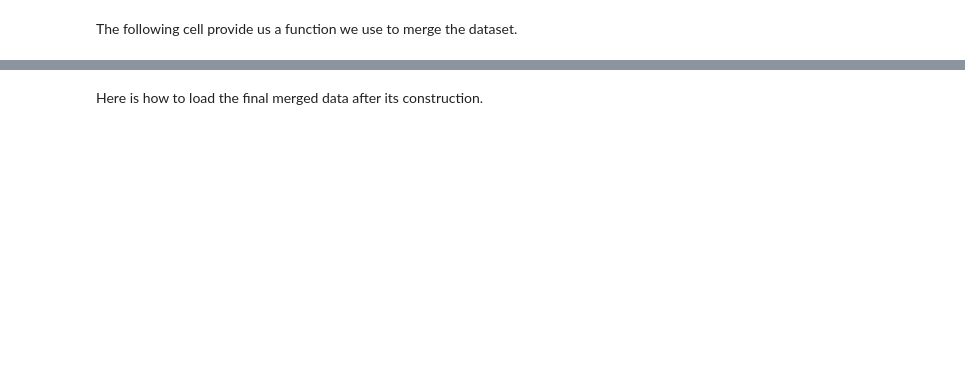
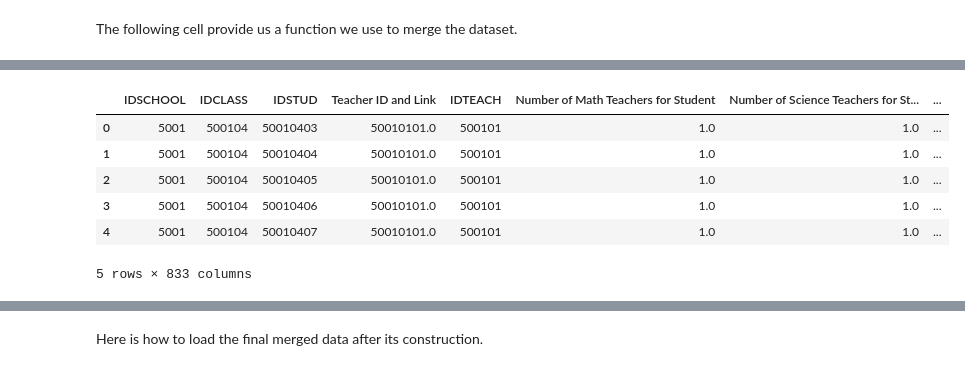
Before and after one commit to AntsaHoneywinner/DSIcapstoneproject, a Jupyter notebook: Capstone_project_Antsa_Rakotondrafara.ipynb, the cells around one changed output, grey strips where cells are left out. Cells and saved outputs as stored; diff of their text form; code cells hidden in the pictures; blank space fills up the shorter version.

Commit message:
After changing a bit of dummy other variables

```diff
--- a/Capstone_project_Antsa_Rakotondrafara.ipynb
+++ b/Capstone_project_Antsa_Rakotondrafara.ipynb
@@ -450,0 +483,5 @@ The following cell provide us a function we use to merge the dataset.
+# %%
+columncode = pd.read_excel('T19_G8_Codebooks/T19_G8_Codebook.xlsx', sheet_name =[0,1,2,3,4,5,6] , usecols = 'A:B')
+# %%
+all_column_explained = pd.concat(columncode, ignore_index =True)
+all_column_explained.head()
@@ -450,0 +495,6 @@ The following cell provide us a function we use to merge the dataset.
+# %%
+def explain(col) :
+  try : return(all_column_explained[all_column_explained['Variable']== col]['Label'].unique()[0])
+
+
+  except :return col
@@ -527,0 +619,2 @@ Merge the data from both directory.
+# %%
+test_data_set = merge_data_countries( countrylist = ['usa','tur'], name = 'usaexplainedtest.csv' )
@@ -527,0 +636,10 @@ Merge the data from both directory.
+# %%
+test_data_set[0].head()
+# %% [output]
+|  | IDSCHOOL | IDCLASS | IDSTUD | Teacher ID and Link | IDTEACH | Number of Math Teachers for Student | Number of Science Teachers for St... | ... |
+| 0 | 5001 | 500104 | 50010403 | 50010101.0 | 500101 | 1.0 | 1.0 | ... |
+| 1 | 5001 | 500104 | 50010404 | 50010101.0 | 500101 | 1.0 | 1.0 | ... |
+| 2 | 5001 | 500104 | 50010405 | 50010101.0 | 500101 | 1.0 | 1.0 | ... |
+| 3 | 5001 | 500104 | 50010406 | 50010101.0 | 500101 | 1.0 | 1.0 | ... |
+| 4 | 5001 | 500104 | 50010407 | 50010101.0 | 500101 | 1.0 | 1.0 | ... |
+5 rows × 833 columns
```
Also changed, not shown: parts of 68 cells of this notebook.
